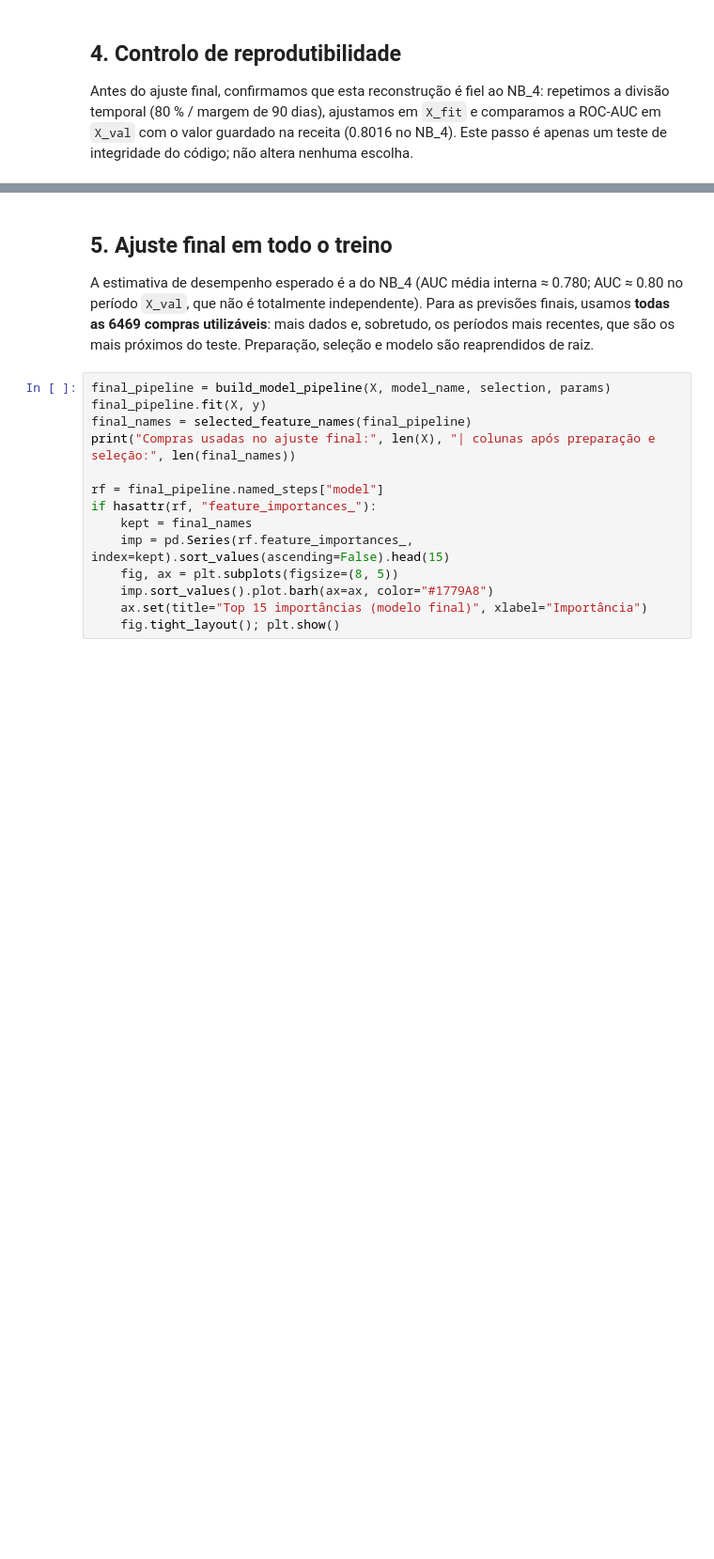
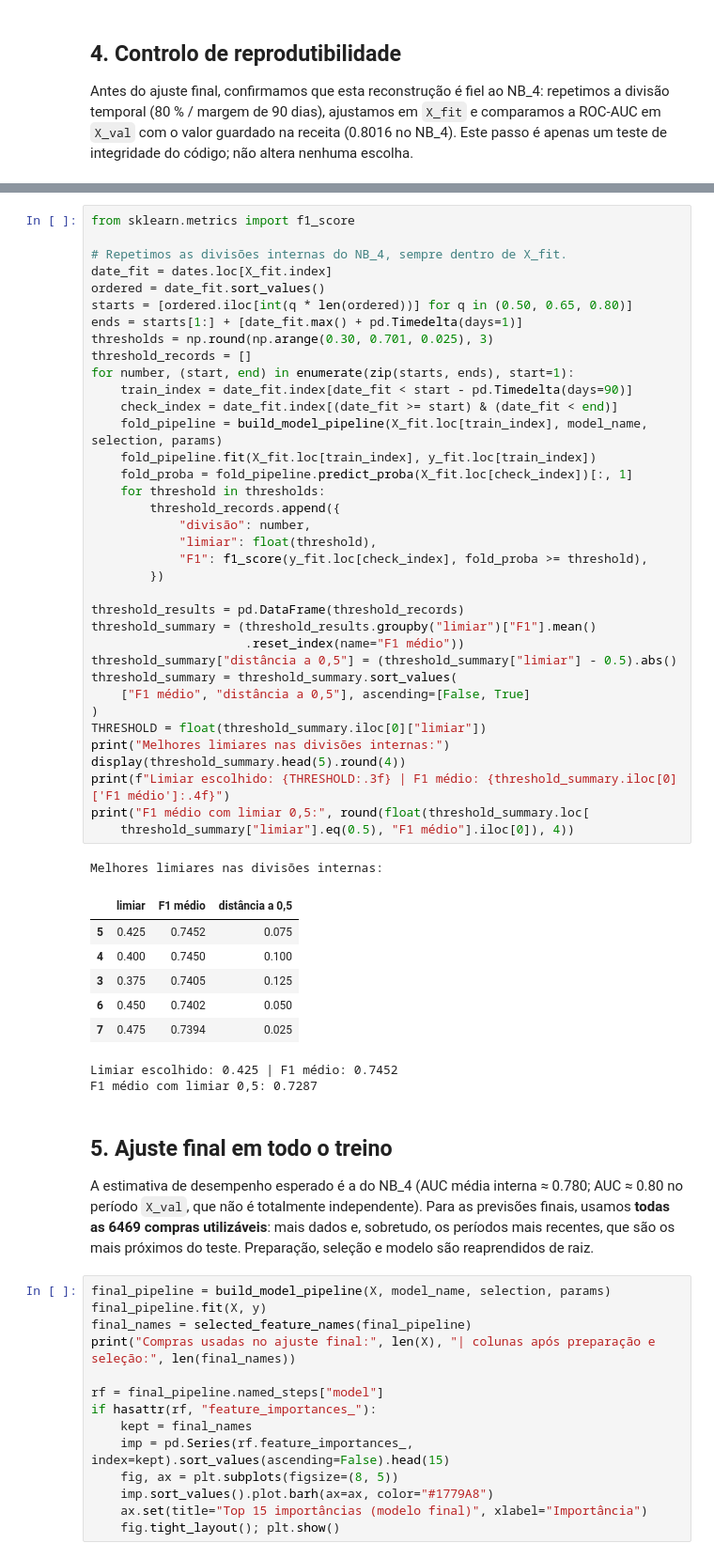
Before and after one commit to jonazzzzzzzz/ML_Project_G17, a Jupyter notebook: notebooks/NB_5_deployment.ipynb, the cells around one changed output, grey strips where cells are left out. Shown at 94% size. Saved outputs shown, nothing was run; the diff lists cells and outputs as text; blank space fills up the shorter version.

```diff
--- a/notebooks/NB_5_deployment.ipynb
+++ b/notebooks/NB_5_deployment.ipynb
@@ -227,3 +247,49 @@ if auc_saved is not None and abs(auc_check - auc_saved) > 0.005:
+# %%
+from sklearn.metrics import f1_score
+
+# Repetimos as divisões internas do NB_4, sempre dentro de X_fit.
+date_fit = dates.loc[X_fit.index]
+ordered = date_fit.sort_values()
+starts = [ordered.iloc[int(q * len(ordered))] for q in (0.50, 0.65, 0.80)]
+ends = starts[1:] + [date_fit.max() + pd.Timedelta(days=1)]
+thresholds = np.round(np.arange(0.30, 0.701, 0.025), 3)
+threshold_records = []
+for number, (start, end) in enumerate(zip(starts, ends), start=1):
+    train_index = date_fit.index[date_fit < start - pd.Timedelta(days=90)]
+    check_index = date_fit.index[(date_fit >= start) & (date_fit < end)]
+    fold_pipeline = build_model_pipeline(X_fit.loc[train_index], model_name, selection, params)
+    fold_pipeline.fit(X_fit.loc[train_index], y_fit.loc[train_index])
+    fold_proba = fold_pipeline.predict_proba(X_fit.loc[check_index])[:, 1]
+    for threshold in thresholds:
+        threshold_records.append({
+            "divisão": number,
+            "limiar": float(threshold),
+            "F1": f1_score(y_fit.loc[check_index], fold_proba >= threshold),
+        })
+
+threshold_results = pd.DataFrame(threshold_records)
+threshold_summary = (threshold_results.groupby("limiar")["F1"].mean()
+                     .reset_index(name="F1 médio"))
+threshold_summary["distância a 0,5"] = (threshold_summary["limiar"] - 0.5).abs()
+threshold_summary = threshold_summary.sort_values(
+    ["F1 médio", "distância a 0,5"], ascending=[False, True]
+)
+THRESHOLD = float(threshold_summary.iloc[0]["limiar"])
+print("Melhores limiares nas divisões internas:")
+display(threshold_summary.head(5).round(4))
+print(f"Limiar escolhido: {THRESHOLD:.3f} | F1 médio: {threshold_summary.iloc[0]['F1 médio']:.4f}")
+print("F1 médio com limiar 0,5:", round(float(threshold_summary.loc[
+    threshold_summary["limiar"].eq(0.5), "F1 médio"].iloc[0]), 4))
+# %% [output]
+Melhores limiares nas divisões internas:
+|  | limiar | F1 médio | distância a 0,5 |
+| 5 | 0.425 | 0.7452 | 0.075 |
+| 4 | 0.400 | 0.7450 | 0.100 |
+| 3 | 0.375 | 0.7405 | 0.125 |
+| 6 | 0.450 | 0.7402 | 0.050 |
+| 7 | 0.475 | 0.7394 | 0.025 |
+Limiar escolhido: 0.425 | F1 médio: 0.7452
+F1 médio com limiar 0,5: 0.7287
 # %% [markdown]
 ## 5. Ajuste final em todo o treino
 
```
Also changed, not shown: parts of 12 cells of this notebook, 8 other files.
